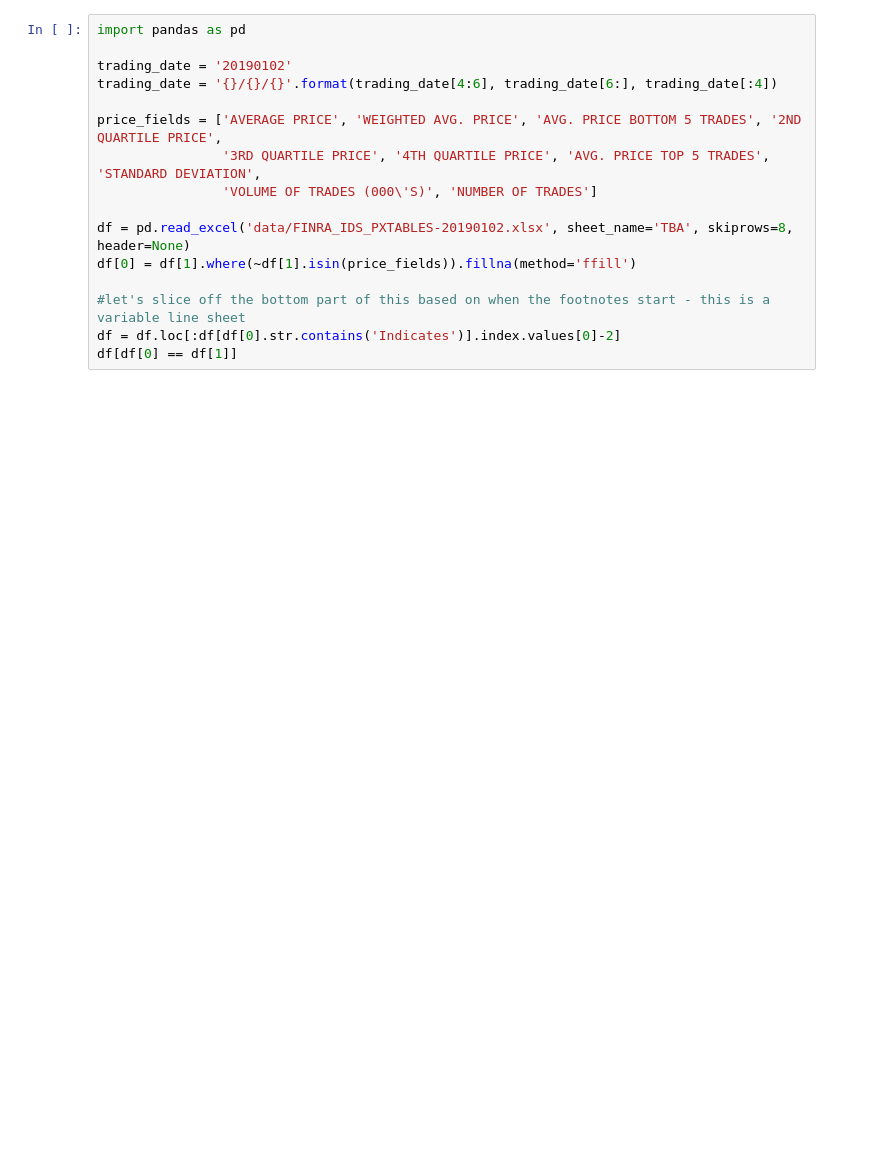
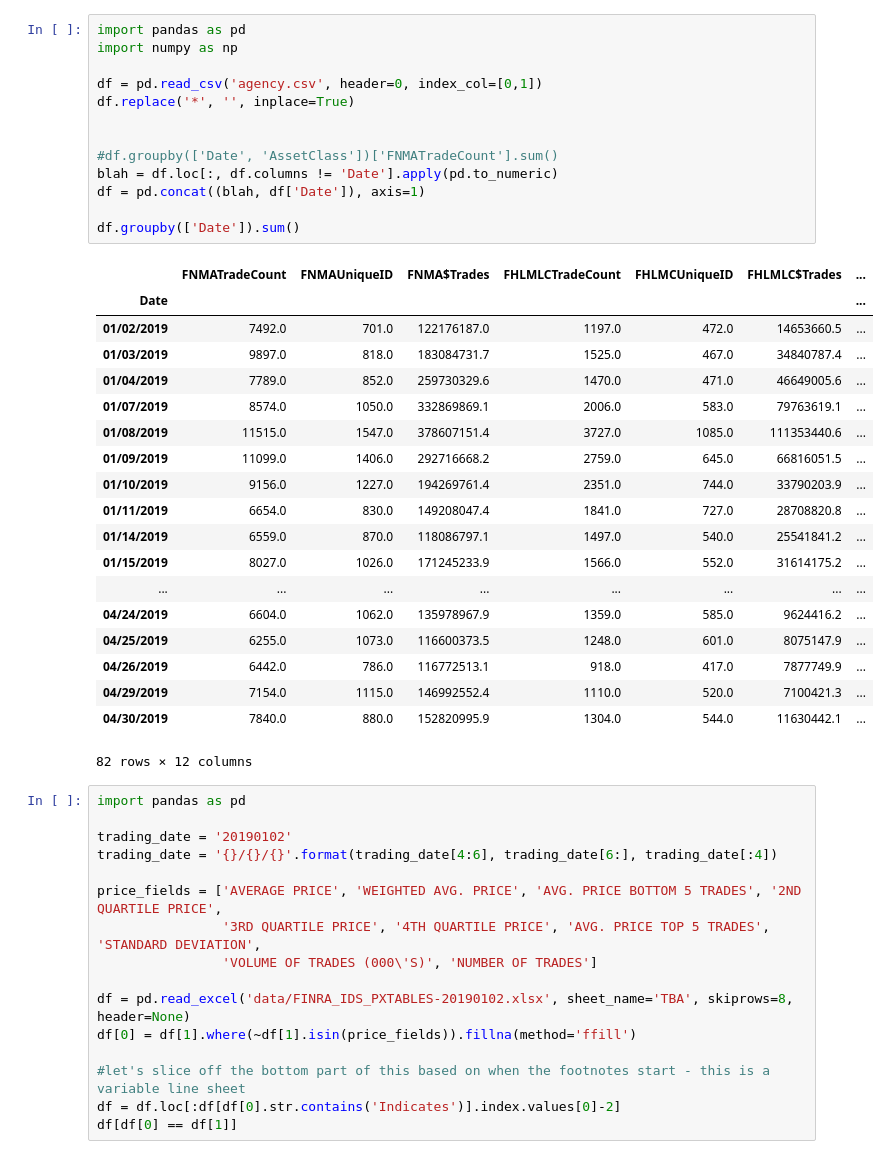
Before and after one commit to minsun-ss/FINRA-ABS, a Jupyter notebook: test.ipynb, the cells around one changed output. Saved outputs shown, nothing was run; the diff lists cells and outputs as text; blank space fills up the shorter version.

```diff
--- a/test.ipynb
+++ b/test.ipynb
@@ -25,3 +1,36 @@ df
+# %%
+import pandas as pd
+import numpy as np
+
+df = pd.read_csv('agency.csv', header=0, index_col=[0,1])
+df.replace('*', '', inplace=True)
+
+
+#df.groupby(['Date', 'AssetClass'])['FNMATradeCount'].sum()
+blah = df.loc[:, df.columns != 'Date'].apply(pd.to_numeric)
+df = pd.concat((blah, df['Date']), axis=1)
+
+df.groupby(['Date']).sum()
+# %% [output]
+|  | FNMATradeCount | FNMAUniqueID | FNMA$Trades | FHLMLCTradeCount | FHLMCUniqueID | FHLMLC$Trades | ... |
+| Date |  |  |  |  |  |  | ... |
+| 01/02/2019 | 7492.0 | 701.0 | 122176187.0 | 1197.0 | 472.0 | 14653660.5 | ... |
+| 01/03/2019 | 9897.0 | 818.0 | 183084731.7 | 1525.0 | 467.0 | 34840787.4 | ... |
+| 01/04/2019 | 7789.0 | 852.0 | 259730329.6 | 1470.0 | 471.0 | 46649005.6 | ... |
+| 01/07/2019 | 8574.0 | 1050.0 | 332869869.1 | 2006.0 | 583.0 | 79763619.1 | ... |
+| 01/08/2019 | 11515.0 | 1547.0 | 378607151.4 | 3727.0 | 1085.0 | 111353440.6 | ... |
+| 01/09/2019 | 11099.0 | 1406.0 | 292716668.2 | 2759.0 | 645.0 | 66816051.5 | ... |
+| 01/10/2019 | 9156.0 | 1227.0 | 194269761.4 | 2351.0 | 744.0 | 33790203.9 | ... |
+| 01/11/2019 | 6654.0 | 830.0 | 149208047.4 | 1841.0 | 727.0 | 28708820.8 | ... |
+| 01/14/2019 | 6559.0 | 870.0 | 118086797.1 | 1497.0 | 540.0 | 25541841.2 | ... |
+| 01/15/2019 | 8027.0 | 1026.0 | 171245233.9 | 1566.0 | 552.0 | 31614175.2 | ... |
+| ... | ... | ... | ... | ... | ... | ... | ... |
+| 04/24/2019 | 6604.0 | 1062.0 | 135978967.9 | 1359.0 | 585.0 | 9624416.2 | ... |
+| 04/25/2019 | 6255.0 | 1073.0 | 116600373.5 | 1248.0 | 601.0 | 8075147.9 | ... |
+| 04/26/2019 | 6442.0 | 786.0 | 116772513.1 | 918.0 | 417.0 | 7877749.9 | ... |
+| 04/29/2019 | 7154.0 | 1115.0 | 146992552.4 | 1110.0 | 520.0 | 7100421.3 | ... |
+| 04/30/2019 | 7840.0 | 880.0 | 152820995.9 | 1304.0 | 544.0 | 11630442.1 | ... |
+82 rows × 12 columns
 # %%
 import pandas as pd
 
```
Also changed, not shown: parts of 1 cell of this notebook.
